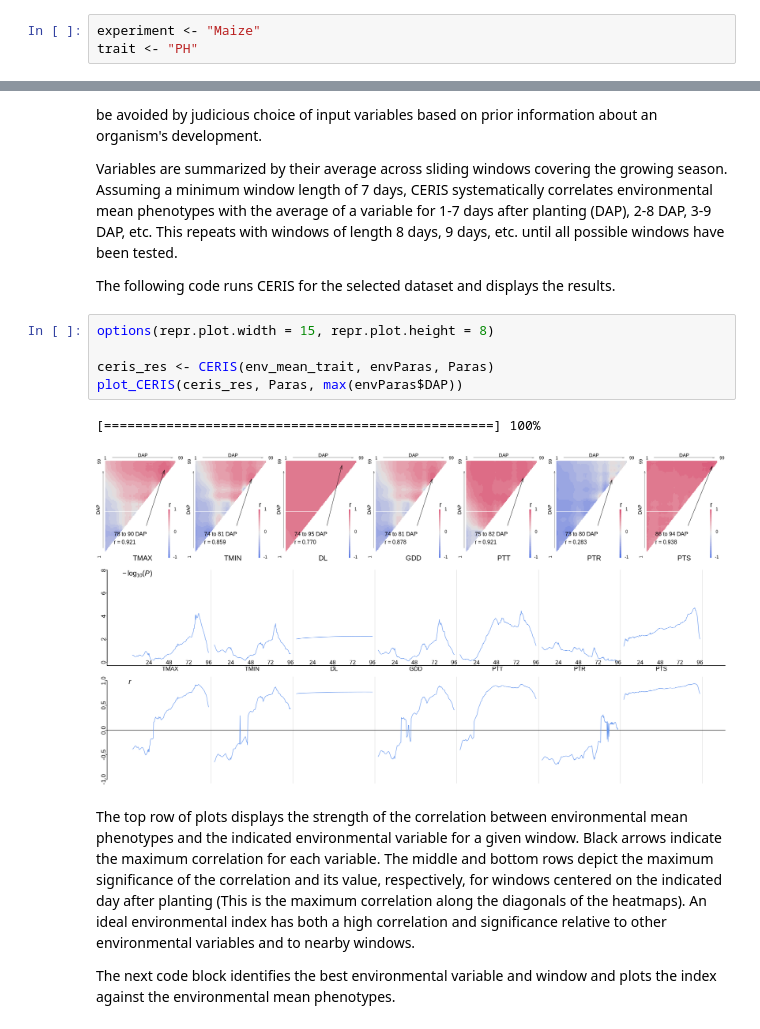
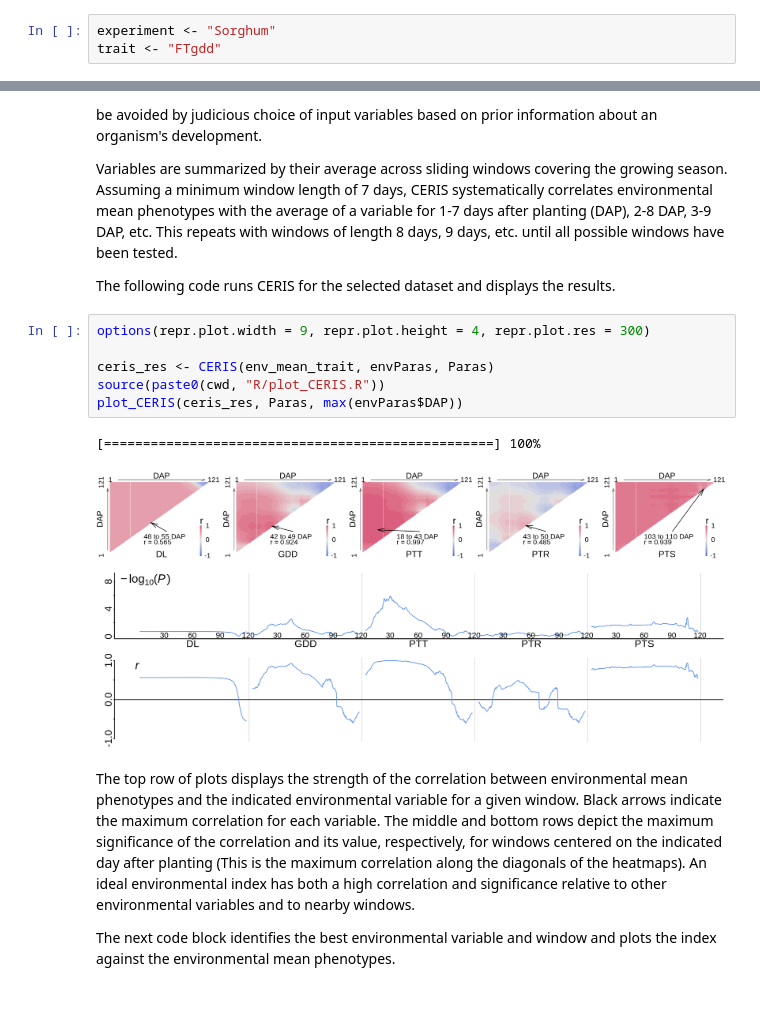
Before and after one commit to amkusmec/CERIS_PAG, a Jupyter notebook: CERIS_JGRA_demonstration.ipynb, the cells around one changed output, grey strips where cells are left out. Saved outputs shown, nothing was run; the diff lists cells and outputs as text; blank space fills up the shorter version.

```diff
--- a/CERIS_JGRA_demonstration.ipynb
+++ b/CERIS_JGRA_demonstration.ipynb
@@ -50,8 +59,8 @@ Rice     | FTdap      | Flowering time (days) | Yes
 Sorghum  | FTdap      | Flowering time (days) | Yes
          | FTgdd      | Flowering time (GDD)  |
 # %%
-experiment <- "Maize"
-trait <- "PH"
+experiment <- "Sorghum"
+trait <- "FTgdd"
 # %% [markdown]
 CERIS requires phenotypic data recorded in at least two environments. The following code loads the selected example dataset and computes the mean phenotype for each line within each environment for demonstration. The aggregation step can be modified according to the experimental design.
 # %%
@@ -239,13 +244,14 @@ Variables are summarized by their average across sliding windows covering the gr
 
 The following code runs CERIS for the selected dataset and displays the results.
 # %%
-options(repr.plot.width = 15, repr.plot.height = 8)
+options(repr.plot.width = 9, repr.plot.height = 4, repr.plot.res = 300)
 
 ceris_res <- CERIS(env_mean_trait, envParas, Paras)
+source(paste0(cwd, "R/plot_CERIS.R"))
 plot_CERIS(ceris_res, Paras, max(envParas$DAP))
 # %% [output]
 [==================================================] 100%
-[figure, old version]
+[figure, new version]
 # %% [markdown]
 The top row of plots displays the strength of the correlation between environmental mean phenotypes and the indicated environmental variable for a given window. Black arrows indicate the maximum correlation for each variable. The middle and bottom rows depict the maximum significance of the correlation and its value, respectively, for windows centered on the indicated day after planting (This is the maximum correlation along the diagonals of the heatmaps). An ideal environmental index has both a high correlation and significance relative to other environmental variables and to nearby windows.
 
```
Also changed, not shown: parts of 13 cells of this notebook.
